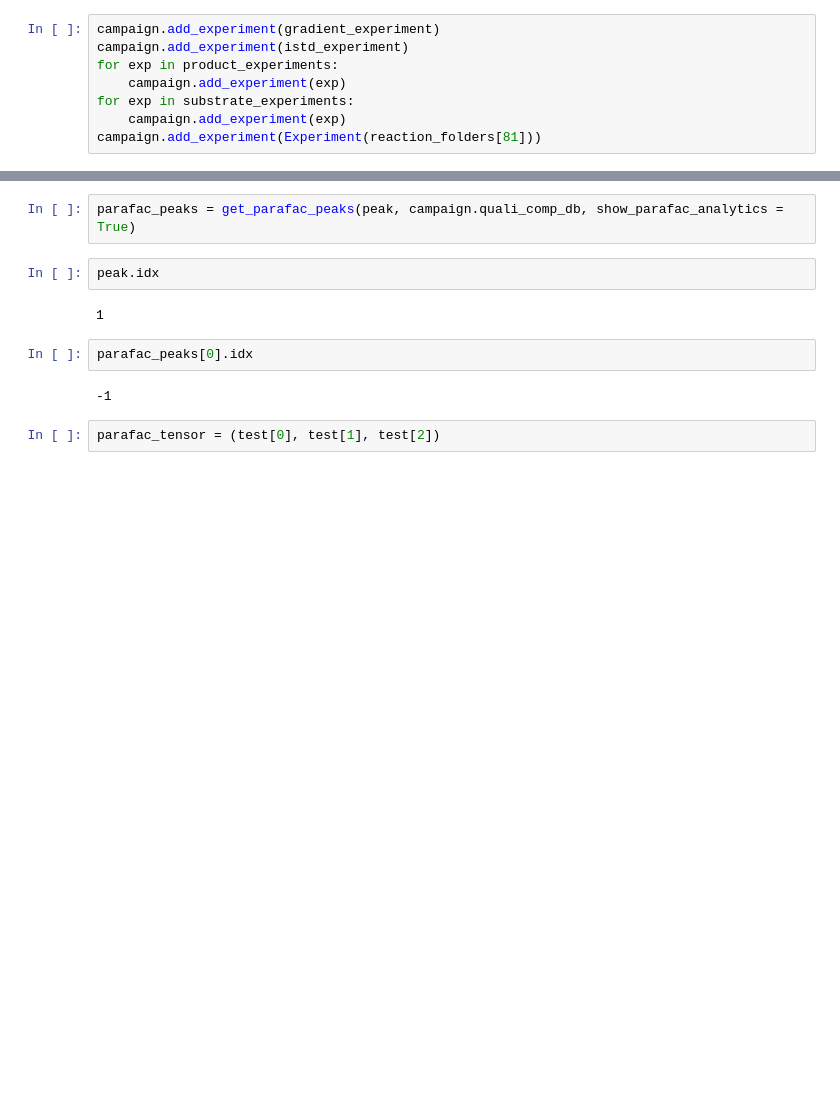
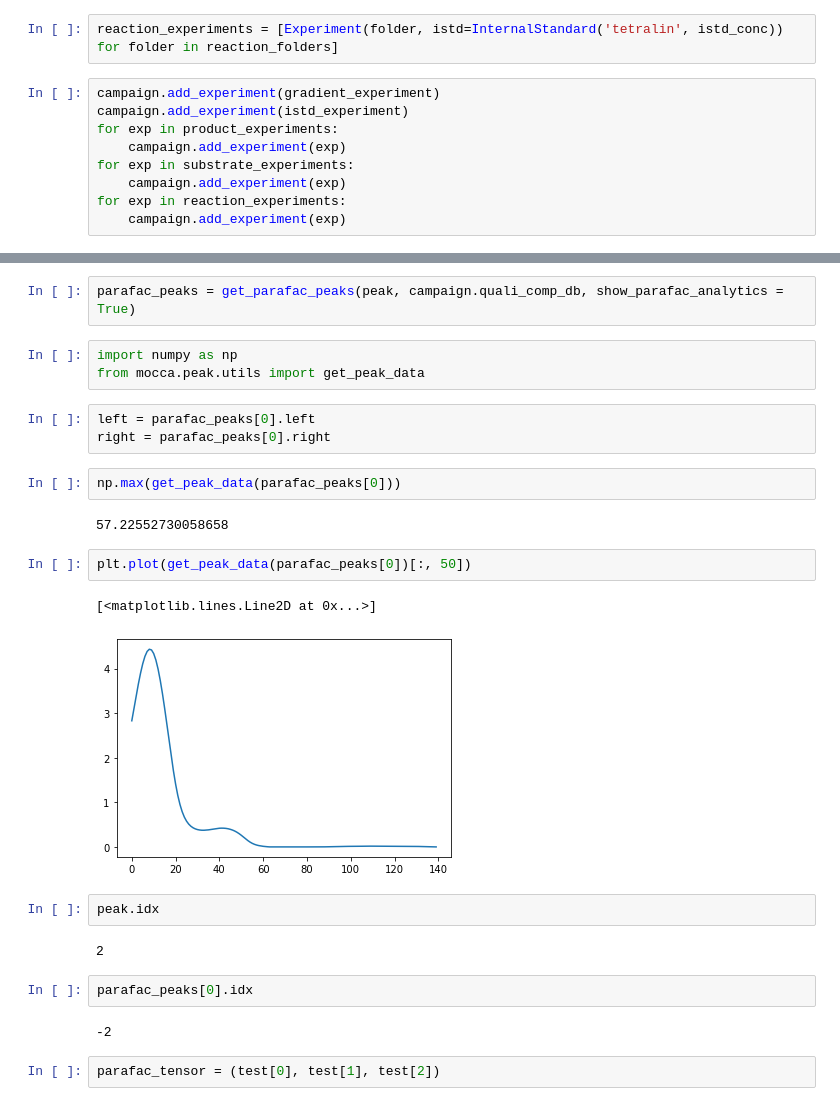
Before and after one commit to HaasCP/mocca, a Jupyter notebook: notebooks/cph.ipynb, the cells around one changed output, grey strips where cells are left out. Drawn from its saved outputs; the diff is of its cells as text; blank space fills up the shorter version.

Commit message:
parafac debug and first reports

```diff
--- a/notebooks/cph.ipynb
+++ b/notebooks/cph.ipynb
@@ -75,6 +109,8 @@ product_experiments = []
 for i, conc in enumerate(ArCN_concs):
     exp = Experiment(product_folders[i], compound=Compound('o-tolunitrile', conc), istd=InternalStandard('tetralin', istd_conc))
     product_experiments.append(exp)
+# %%
+reaction_experiments = [Experiment(folder, istd=InternalStandard('tetralin', istd_conc)) for folder in reaction_folders]
 # %%
 campaign.add_experiment(gradient_experiment)
 campaign.add_experiment(istd_experiment)
@@ -82,4 +118,5 @@ for exp in product_experiments:
     campaign.add_experiment(exp)
 for exp in substrate_experiments:
     campaign.add_experiment(exp)
-campaign.add_experiment(Experiment(reaction_folders[81]))
+for exp in reaction_experiments:
+    campaign.add_experiment(exp)
@@ -192,14 +222,29 @@ o-tolunitrile 994 1091
 False
 # %%
 parafac_peaks = get_parafac_peaks(peak, campaign.quali_comp_db, show_parafac_analytics = True)
+# %%
+import numpy as np
+from mocca.peak.utils import get_peak_data
+# %%
+left = parafac_peaks[0].left
+right = parafac_peaks[0].right
+# %%
+np.max(get_peak_data(parafac_peaks[0]))
+# %% [output]
+57.22552730058658
+# %%
+plt.plot(get_peak_data(parafac_peaks[0])[:, 50])
+# %% [output]
+[<matplotlib.lines.Line2D at 0x...>]
+[figure, added]
 # %%
 peak.idx
 # %% [output]
-1
+2
 # %%
 parafac_peaks[0].idx
 # %% [output]
--1
+-2
 # %%
 parafac_tensor = (test[0], test[1], test[2])
 # %% [output]
```
Also changed, not shown: parts of 9 cells of this notebook, 20 other files.
